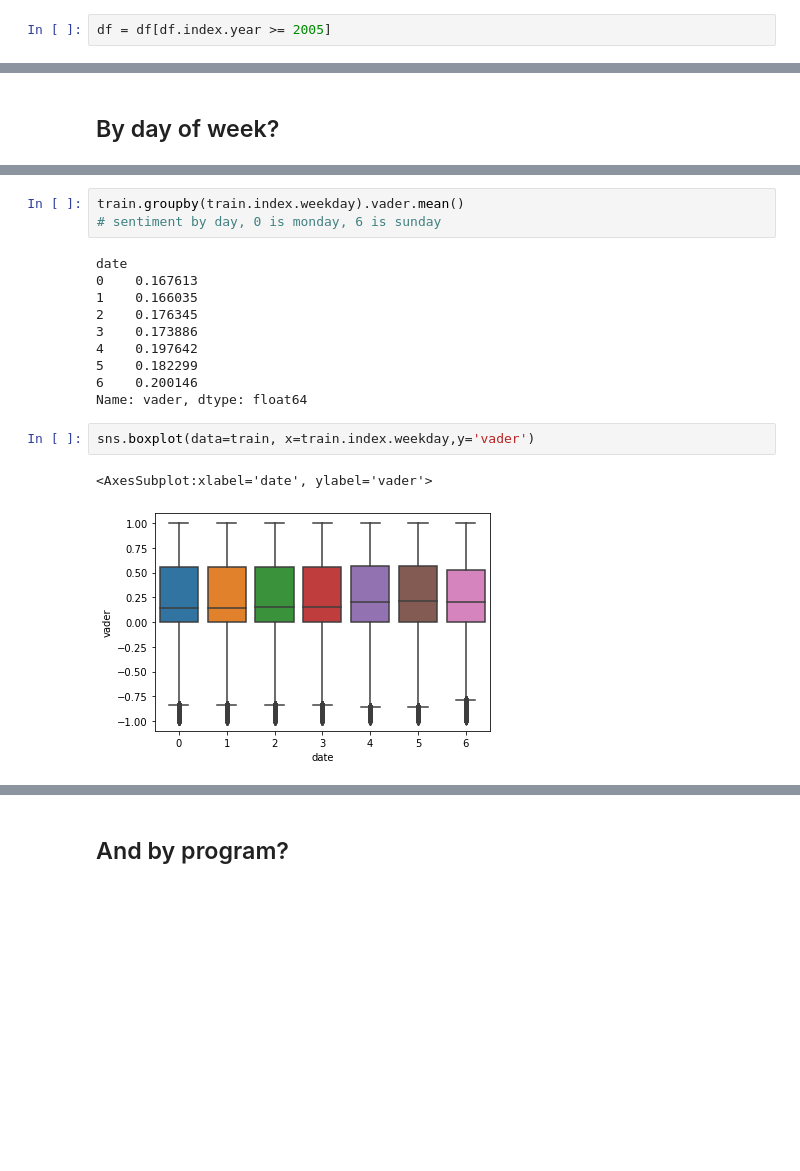
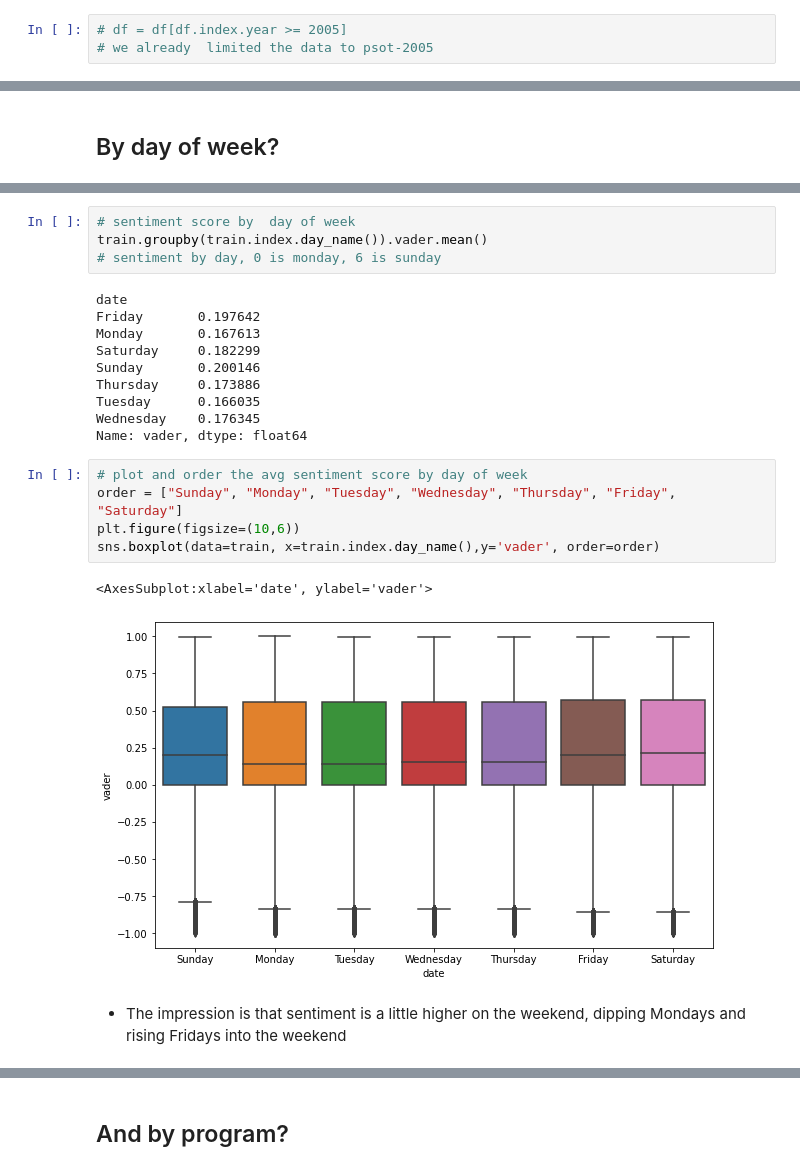
Before and after one commit to npr-nlp/npr-nlp-project, a Jupyter notebook: brian_explore_notebook.ipynb, the cells around one changed output, grey strips where cells are left out. Cells and saved outputs as stored; diff of their text form; blank space fills up the shorter version.

```diff
--- a/brian_explore_notebook.ipynb
+++ b/brian_explore_notebook.ipynb
@@ -282,6 +294,7 @@ import seaborn as sns
 df=df.set_index('date').sort_index()
 # %%
-df = df[df.index.year >= 2005]
+# df = df[df.index.year >= 2005]
+# we already  limited the data to psot-2005
 # %%
 df.head(1)
 # %% [output]
@@ -567,19 +624,25 @@ vader_monthly.plot()
 # %%
-train.groupby(train.index.weekday).vader.mean()
+# sentiment score by  day of week
+train.groupby(train.index.day_name()).vader.mean()
 # sentiment by day, 0 is monday, 6 is sunday
 # %% [output]
 date
-0    0.167613
-1    0.166035
-2    0.176345
-3    0.173886
-4    0.197642
-5    0.182299
-6    0.200146
+Friday       0.197642
+Monday       0.167613
+Saturday     0.182299
+Sunday       0.200146
+Thursday     0.173886
+Tuesday      0.166035
+Wednesday    0.176345
 Name: vader, dtype: float64
 # %%
-sns.boxplot(data=train, x=train.index.weekday,y='vader')
+# plot and order the avg sentiment score by day of week
+order = ["Sunday", "Monday", "Tuesday", "Wednesday", "Thursday", "Friday", "Saturday"]
+plt.figure(figsize=(10,6))
+sns.boxplot(data=train, x=train.index.day_name(),y='vader', order=order)
 # %% [output]
 <AxesSubplot:xlabel='date', ylabel='vader'>
-[figure, old version]
+[figure, new version]
+# %% [markdown]
+- The  impression is  that sentiment is a little higher on the weekend, dipping Mondays and rising Fridays into the weekend
 # %%
```
Also changed, not shown: parts of 330 cells of this notebook.
